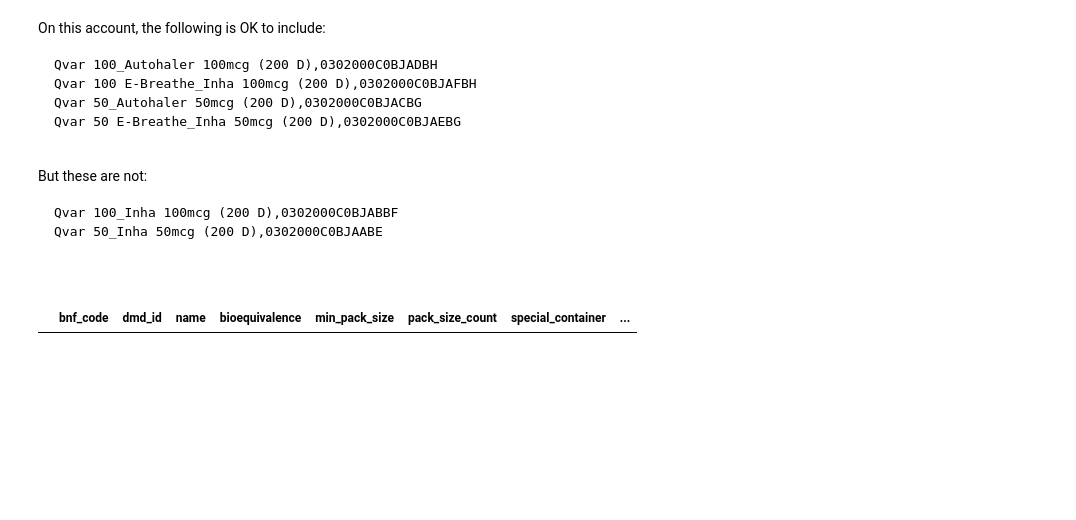
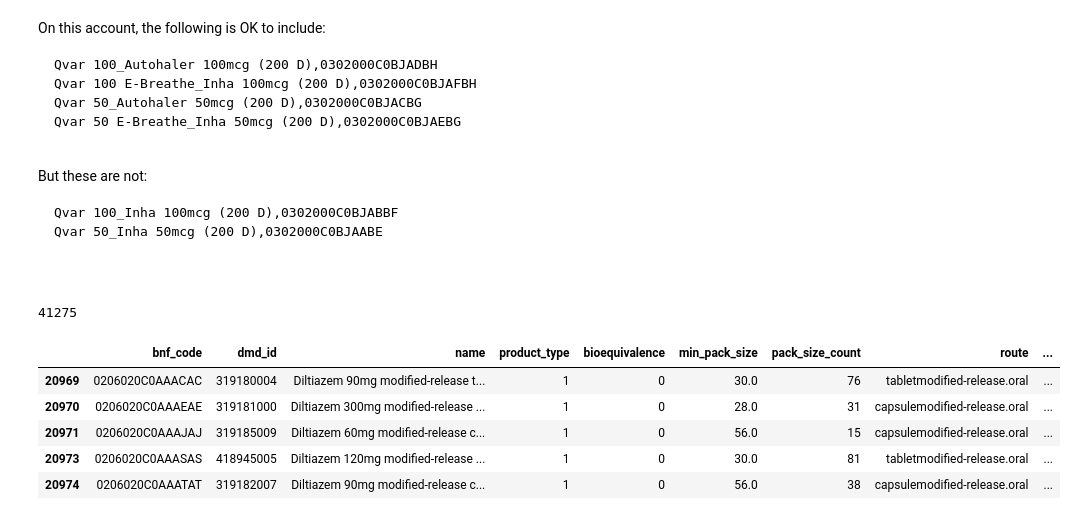
Before and after one commit to ebmdatalab/price-per-dose, a Jupyter notebook: snomed-bnf-mapping.ipynb, the cells around one changed output. Cells and saved outputs as stored; diff of their text form; code cells hidden in the pictures; blank space fills up the shorter version.

```diff
--- a/snomed-bnf-mapping.ipynb
+++ b/snomed-bnf-mapping.ipynb
@@ -295,48 +290,53 @@ Qvar 50_Inha 50mcg (200 D),0302000C0BJAABE
 # bnf_code, dmdid, bioequivalence, min_pack_size, count_pack_size, special_containers, supplier
 
 # LOOKUP_DT_PAYMENT_CATEGORY - DT category
 sql = """
 WITH foo AS (
 SELECT
   BNF_CODE AS bnf_code,
   DMDID AS dmd_id,
   DISPLAY_NAME AS name,
   product_type AS product_type, -- generic, brand, branded generic
   VMP.PRES_STATCD != 6 AS bioequivalence,
   MIN(VMPP.QTYVAL) AS min_pack_size,
   COUNT(VMPP.QTYVAL) AS pack_size_count,
   LOOKUP_ONT_FORM_ROUTE.DESC as route,
   LOOKUP_UNIT_OF_MEASURE.DESC AS dose_unit,
-  LOOKUP_DT_PAYMENT_CATEGORY.DESC AS tariff_category
+  dmd_product.tariff_category IS NOT NULL AS in_tariff,
+  LOOKUP_SUPPLIER.DESC AS supplier
 
 FROM dmd_product
-INNER JOIN VMPP
-  ON VMPP.VPID = DMDID
-INNER JOIN VMP
-  ON VMPP.VPID = VMP.VPID
-INNER JOIN ONT
-  ON ONT.VPID = VMP.VPID
-INNER JOIN LOOKUP_ONT_FORM_ROUTE
-  ON LOOKUP_ONT_FORM_ROUTE.CD = ONT.FORMCD
 INNER JOIN AMP
   ON AMP.APID = DMDID
   OR AMP.VPID = DMDID
-INNER JOIN LOOKUP_UNIT_OF_MEASURE
+INNER JOIN VMPP
+   ON VMPP.VPID = AMP.VPID
+INNER JOIN VMP
+  ON VMPP.VPID = VMP.VPID
+LEFT JOIN ONT
+  ON ONT.VPID = VMP.VPID
+LEFT JOIN LOOKUP_ONT_FORM_ROUTE
+  ON LOOKUP_ONT_FORM_ROUTE.CD = ONT.FORMCD
+LEFT JOIN LOOKUP_UNIT_OF_MEASURE
   ON LOOKUP_UNIT_OF_MEASURE.CD = VMPP.QTY_UOMCD
-INNER JOIN LOOKUP_DT_PAYMENT_CATEGORY
-  ON LOOKUP_DT_PAYMENT_CATEGORY.CD = dmd_product.tariff_category
+INNER JOIN LOOKUP_SUPPLIER
+  ON LOOKUP_SUPPLIER.CD = AMP.SUPPCD
 WHERE bnf_code IS NOT NULL
 GROUP BY bnf_code)
 
 select * from foo
 
 """
 df = pd.read_sql_query(sql, con)
 pd.set_option('display.max_colwidth', -1)
 pd.set_option('display.max_columns', 40)
-df.to_csv("bnf_extended.csv")
+print len(df)
+df[df.bioequivalence == 0].head()
+# %% [output]
+41275
+|  | bnf_code | dmd_id | name | product_type | bioequivalence | min_pack_size | pack_size_count | route | ... |
+| 20969 | 0206020C0AAACAC | 319180004 | Diltiazem 90mg modified-release t... | 1 | 0 | 30.0 | 76 | tabletmodified-release.oral | ... |
+| 20970 | 0206020C0AAAEAE | 319181000 | Diltiazem 300mg modified-release ... | 1 | 0 | 28.0 | 31 | capsulemodified-release.oral | ... |
+| 20971 | 0206020C0AAAJAJ | 319185009 | Diltiazem 60mg modified-release c... | 1 | 0 | 56.0 | 15 | capsulemodified-release.oral | ... |
+| 20973 | 0206020C0AAASAS | 418945005 | Diltiazem 120mg modified-release ... | 1 | 0 | 30.0 | 81 | tabletmodified-release.oral | ... |
+| 20974 | 0206020C0AAATAT | 319182007 | Diltiazem 90mg modified-release c... | 1 | 0 | 56.0 | 38 | capsulemodified-release.oral | ... |
-# %%
-
-df[df.bnf_code == '1202020L0AAAAAA']
-# %% [output]
-|  | bnf_code | dmd_id | name | bioequivalence | min_pack_size | pack_size_count | special_container | ... |
```
Also changed, not shown: parts of 8 cells of this notebook.
